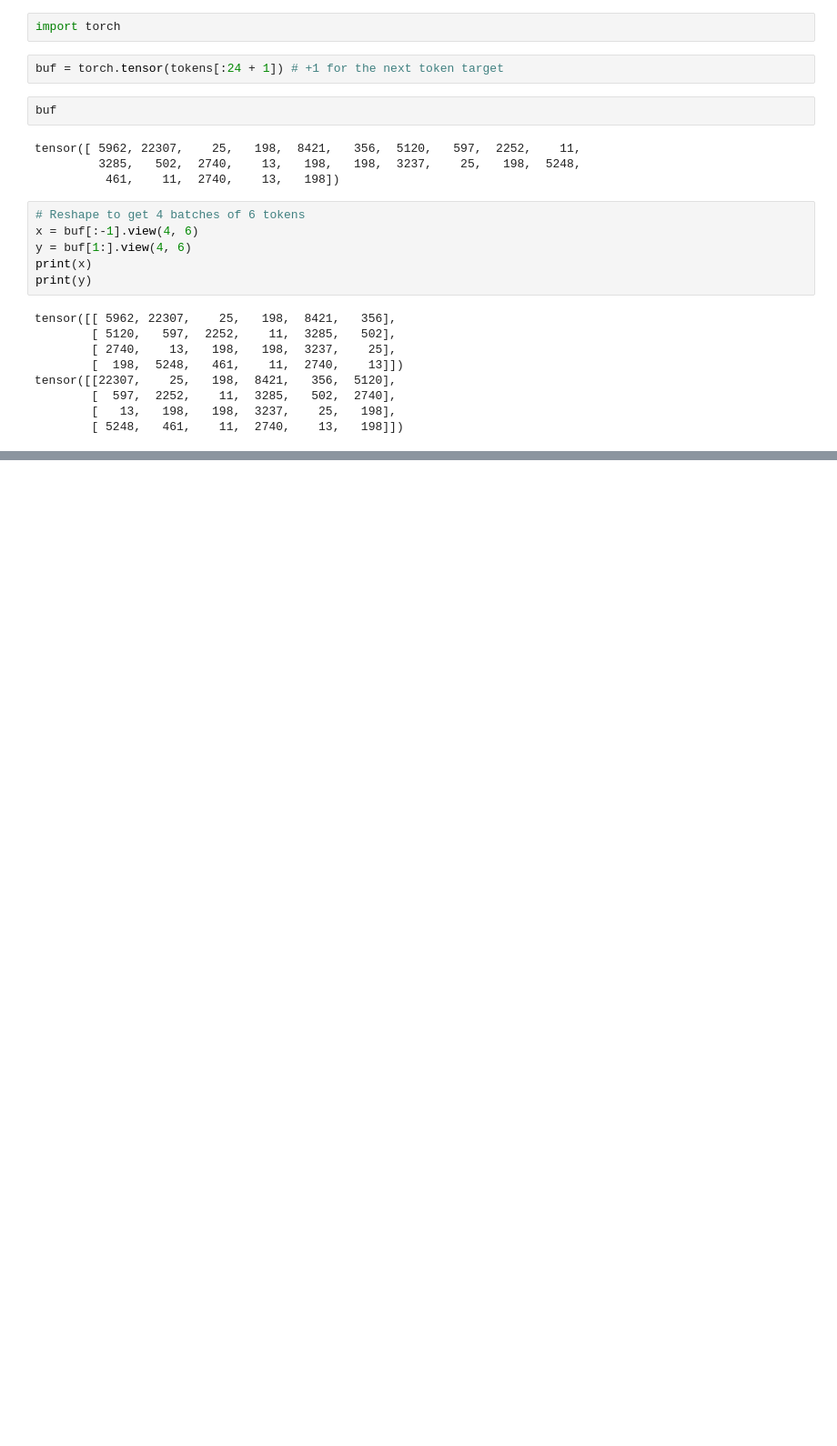
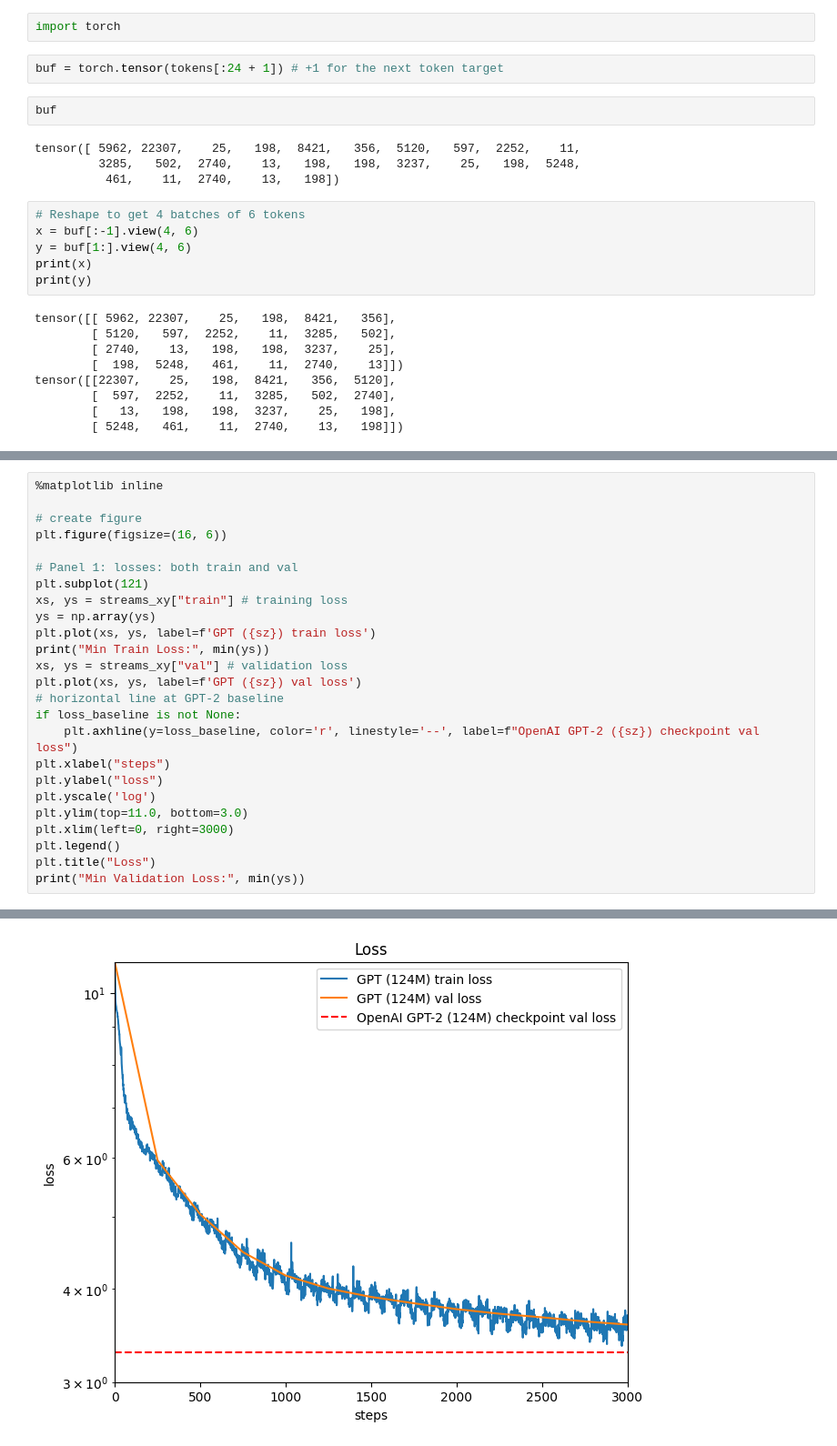
Before and after one commit to philiprj/llm_playground, a Jupyter notebook: notebooks/gpt/gpt2.ipynb, the cells around one changed output, grey strips where cells are left out. Shown: that part at 91% size. Cells and saved outputs as stored; diff of their text form; blank space fills up the shorter version.

```diff
--- a/notebooks/gpt/gpt2.ipynb
+++ b/notebooks/gpt/gpt2.ipynb
@@ -57,0 +93,26 @@ tensor([[22307,    25,   198,  8421,   356,  5120],
+# %%
+%matplotlib inline
+
+# create figure
+plt.figure(figsize=(16, 6))
+
+# Panel 1: losses: both train and val
+plt.subplot(121)
+xs, ys = streams_xy["train"] # training loss
+ys = np.array(ys)
+plt.plot(xs, ys, label=f'GPT ({sz}) train loss')
+print("Min Train Loss:", min(ys))
+xs, ys = streams_xy["val"] # validation loss
+plt.plot(xs, ys, label=f'GPT ({sz}) val loss')
+# horizontal line at GPT-2 baseline
+if loss_baseline is not None:
+    plt.axhline(y=loss_baseline, color='r', linestyle='--', label=f"OpenAI GPT-2 ({sz}) checkpoint val loss")
+plt.xlabel("steps")
+plt.ylabel("loss")
+plt.yscale('log')
+plt.ylim(top=11.0, bottom=3.0)
+plt.xlim(left=0, right=3000)
+plt.legend()
+plt.title("Loss")
+print("Min Validation Loss:", min(ys))
+# %% [output]
@@ -57,0 +121 @@ tensor([[22307,    25,   198,  8421,   356,  5120],
+[figure, added]
```
Also changed, not shown: parts of 4 cells of this notebook, 10 other files.
